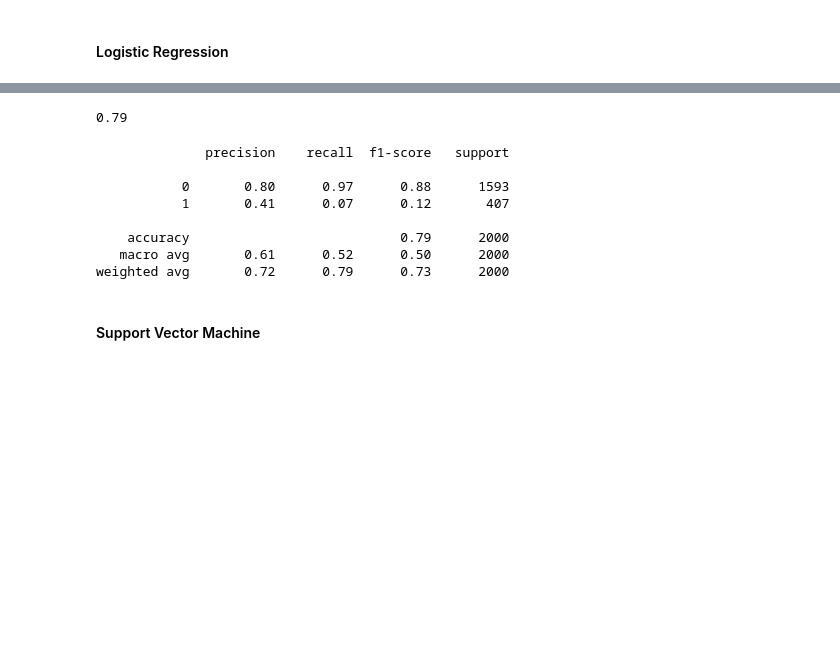
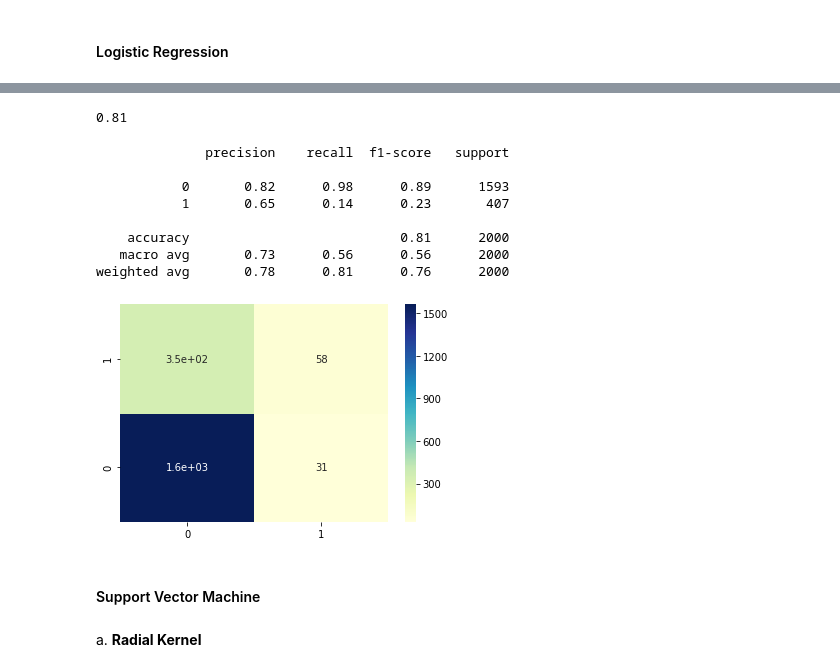
Before and after one commit to ugis22/churn_model, a Jupyter notebook: churn_analysis.ipynb, the cells around one changed output, grey strips where cells are left out. Cells and saved outputs as stored; diff of their text form; code cells hidden in the pictures; blank space fills up the shorter version.

```diff
--- a/churn_analysis.ipynb
+++ b/churn_analysis.ipynb
@@ -408,3 +411,6 @@ array([0, 2, 1])
+# %%
+x = np.array(x)
+y = np.array(y)
 # %% [markdown]
 ### Split the data
 # %% [markdown]
@@ -446,4 +452,10 @@ def get_scores(y, method, method2):
     return auc_score, fpr_df, tpr_df
+# %%
+def get_confusion_matrix(y_test, y_predicted):
+    plt.figure()
+    random_confusion = confusion_matrix(y_test, y_predicted)
+    ax = sns.heatmap(random_confusion, annot=True, cmap="YlGnBu");
+    ax.set_ylim([0,2]);
 # %% [markdown]
 ### 1. Parameter Searching
 # %% [markdown]
@@ -647,20 +666,26 @@ weighted avg       0.72      0.79      0.72      8000
 # %%
 accuracy_score(y_test, log_predict_test)
 # %% [output]
-0.79
+0.81
 # %%
 print(classification_report(y_test, log_predict_test))
 # %% [output]
               precision    recall  f1-score   support
 
-           0       0.80      0.97      0.88      1593
-           1       0.41      0.07      0.12       407
+           0       0.82      0.98      0.89      1593
+           1       0.65      0.14      0.23       407
 
-    accuracy                           0.79      2000
-   macro avg       0.61      0.52      0.50      2000
-weighted avg       0.72      0.79      0.73      2000
+    accuracy                           0.81      2000
+   macro avg       0.73      0.56      0.56      2000
+weighted avg       0.78      0.81      0.76      2000
+# %%
+get_confusion_matrix(y_test, log_predict_test)
+# %% [output]
+[figure, added]
 # %% [markdown]
 #### Support Vector Machine
+# %% [markdown]
+a. **Radial Kernel**
 # %%
 svm_predict_train = best_svm_estimator.predict(X_train)
 # %%
```
Also changed, not shown: parts of 43 cells of this notebook.
